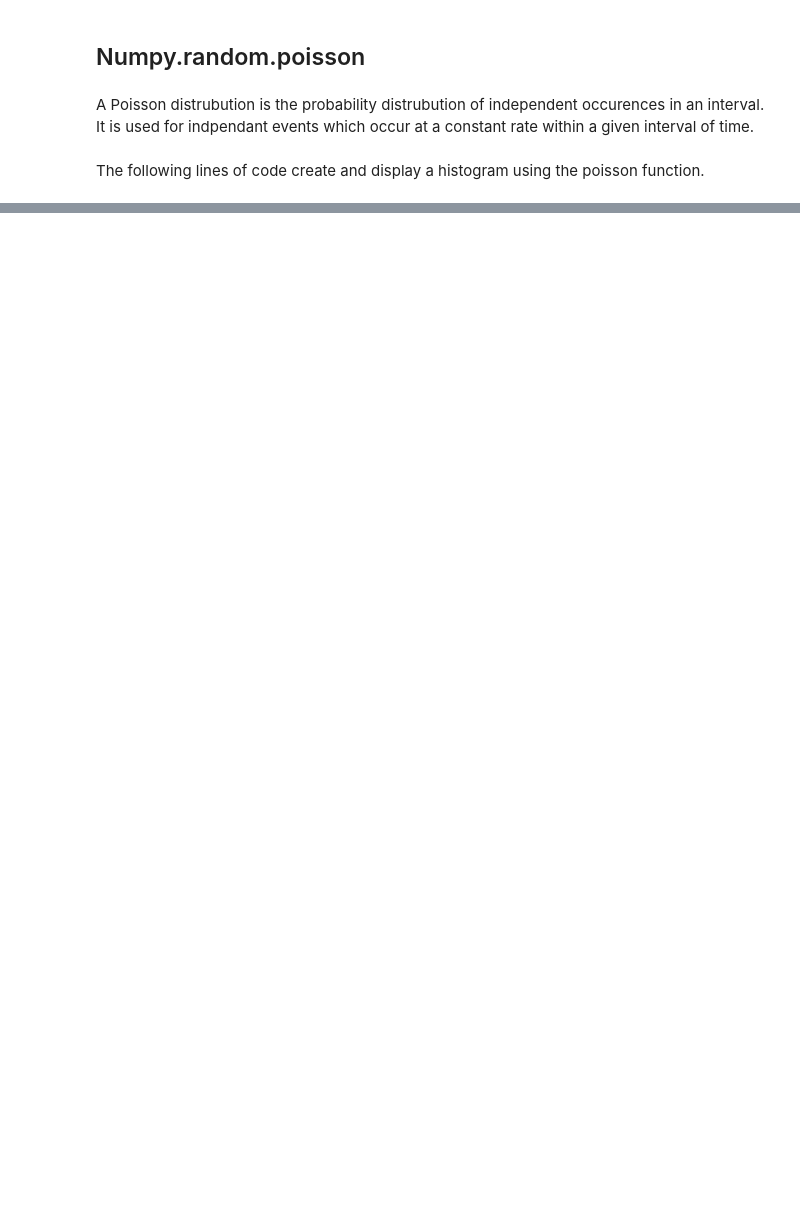
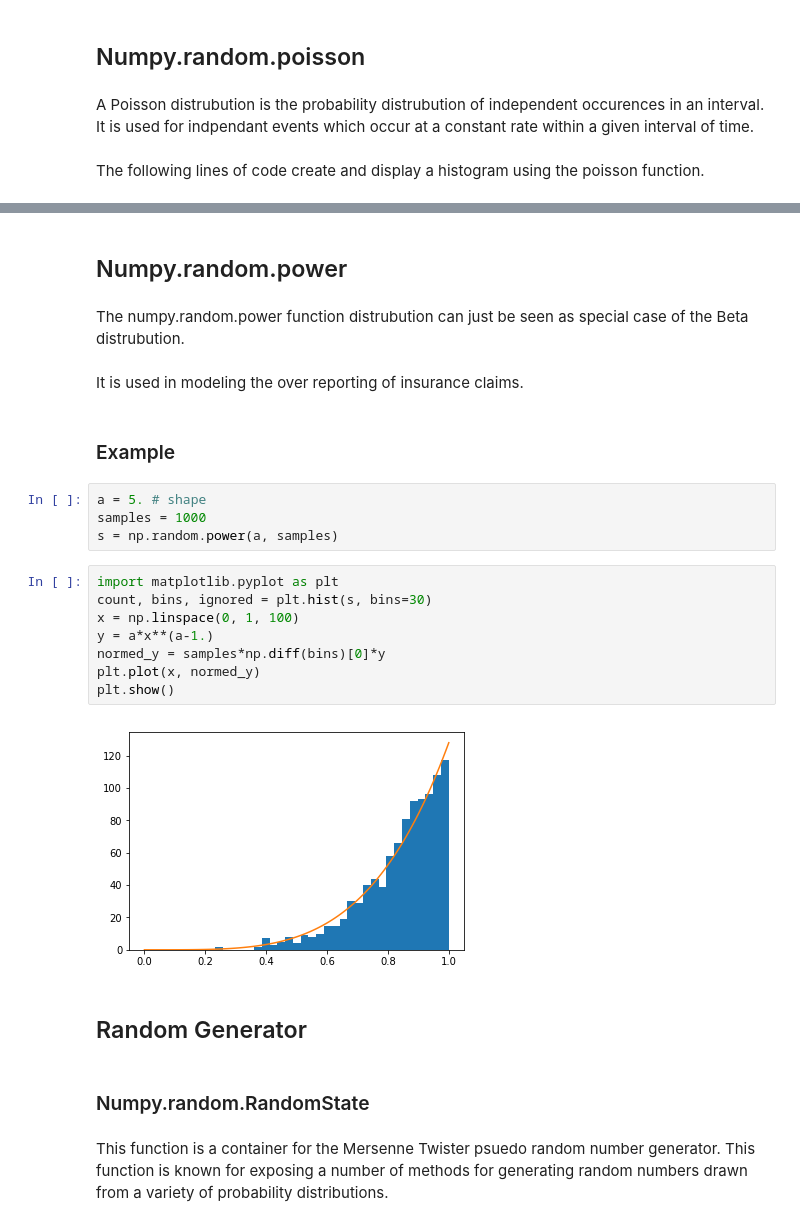
Before and after one commit to CathalRyan96/Emerging-Technologies, a Jupyter notebook: numpy-random.ipynb, the cells around one changed output, grey strips where cells are left out. Drawn from its saved outputs; the diff is of its cells as text; blank space fills up the shorter version.

Commit message:
added random generator section to numpy

```diff
--- a/numpy-random.ipynb
+++ b/numpy-random.ipynb
@@ -229,0 +237,28 @@ plt.show()
+# %% [markdown]
+## Numpy.random.power
+# %% [markdown]
+The numpy.random.power function distrubution can just be seen as special case of the Beta distrubution.
+# %% [markdown]
+It is used in modeling the over reporting of insurance claims.
+# %% [markdown]
+### Example
+# %%
+a = 5. # shape
+samples = 1000
+s = np.random.power(a, samples)
+# %%
+import matplotlib.pyplot as plt
+count, bins, ignored = plt.hist(s, bins=30)
+x = np.linspace(0, 1, 100)
+y = a*x**(a-1.)
+normed_y = samples*np.diff(bins)[0]*y
+plt.plot(x, normed_y)
+plt.show()
+# %% [output]
+[figure, added]
+# %% [markdown]
+## Random Generator
+# %% [markdown]
+### Numpy.random.RandomState
+# %% [markdown]
+This function is a container for the Mersenne Twister psuedo random number generator. This function is known for exposing a number of methods for generating random numbers drawn from a variety  of probability distributions.
```
Also changed, not shown: parts of 24 cells of this notebook.
